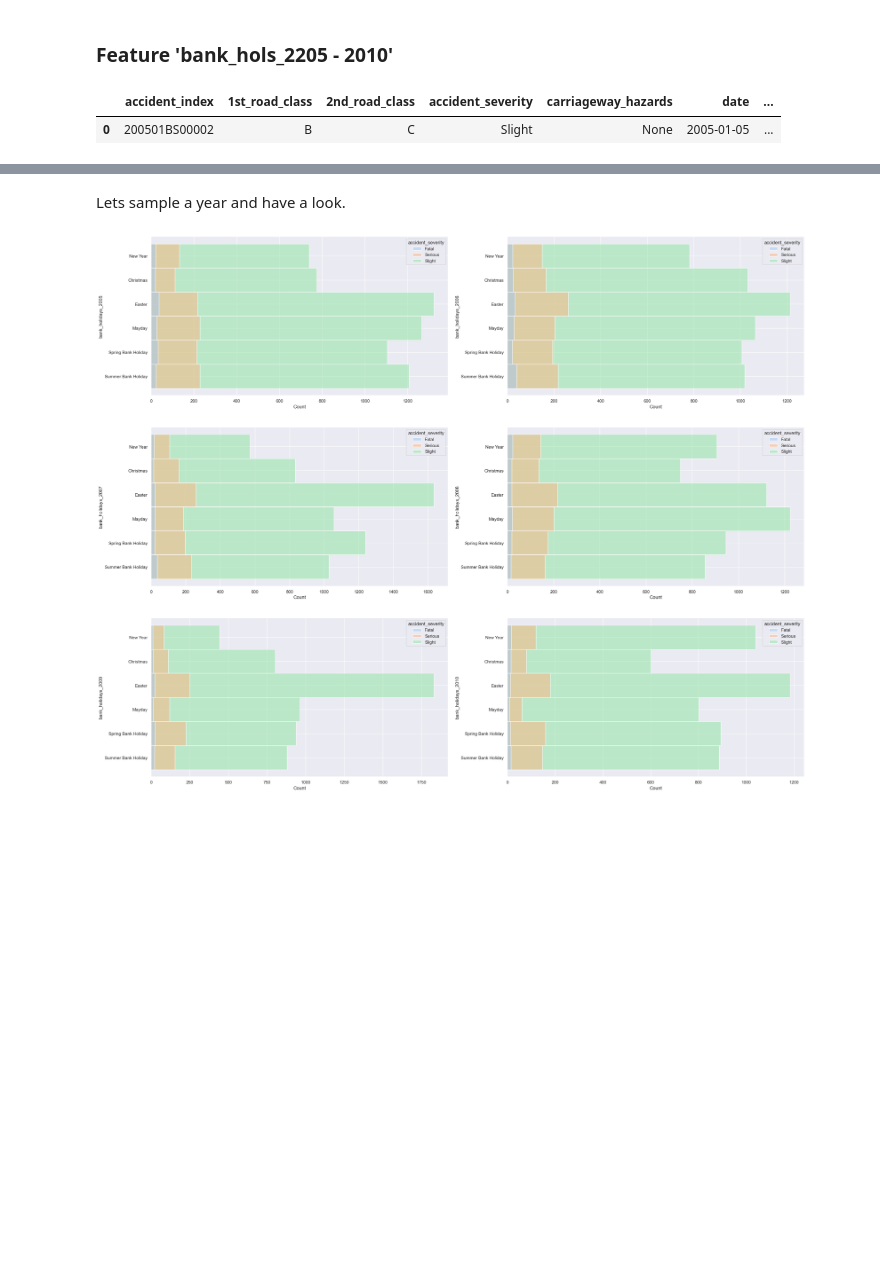
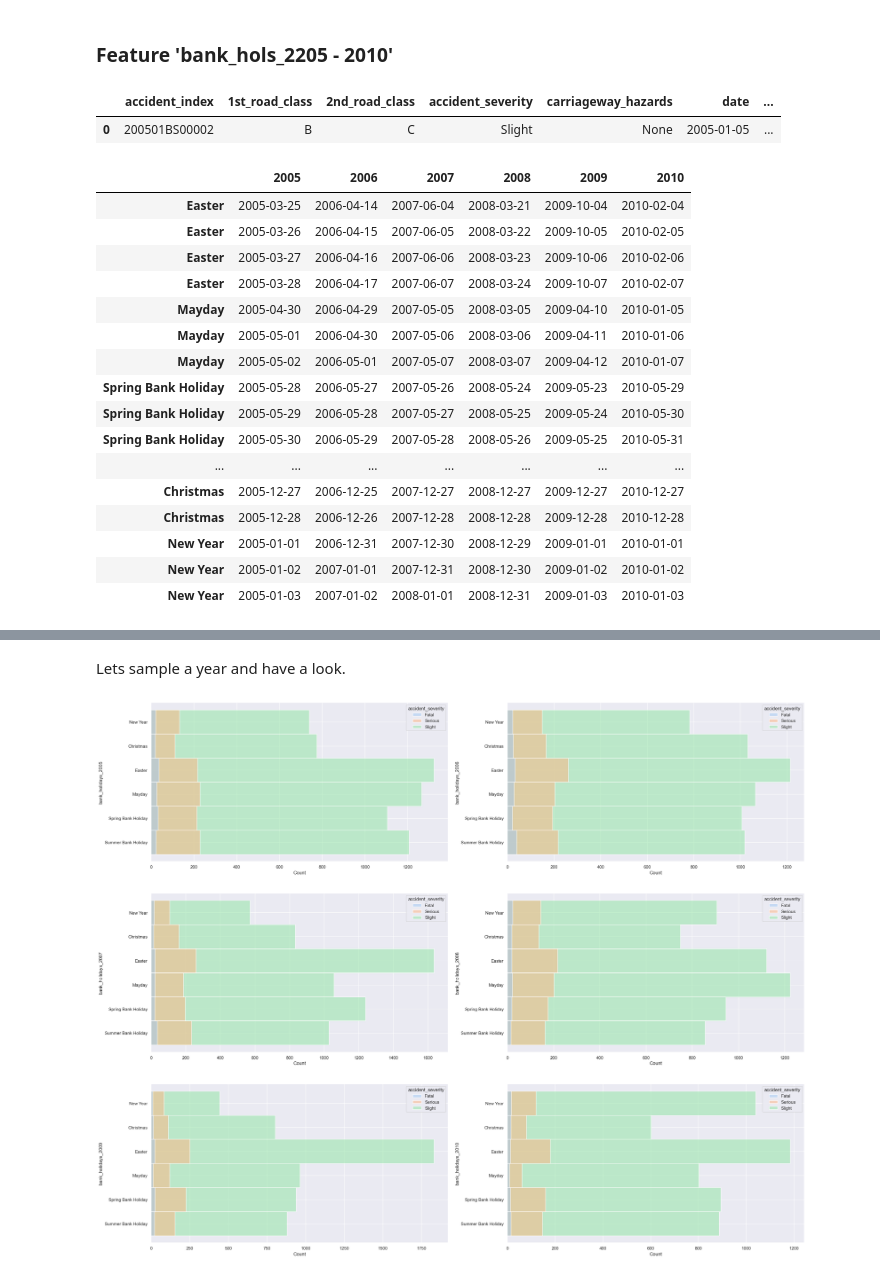
Before and after one commit to kmedri/-Omdena_Predicting_RTC_Severity_main, a Jupyter notebook: Group_1_Predicting_RTC_Severity/Predicting_RTC_Severity.ipynb, the cells around one changed output, grey strips where cells are left out. Drawn from its saved outputs; the diff is of its cells as text; code cells hidden in the pictures; blank space fills up the shorter version.

```diff
--- a/Group_1_Predicting_RTC_Severity/Predicting_RTC_Severity.ipynb
+++ b/Group_1_Predicting_RTC_Severity/Predicting_RTC_Severity.ipynb
@@ -1215,3 +1215,75 @@ df_accident.head(1)
 # %% [output]
 |  | accident_index | 1st_road_class | 2nd_road_class | accident_severity | carriageway_hazards | date | ... |
 | 0 | 200501BS00002 | B | C | Slight | None | 2005-01-05 | ... |
+# %%
+bank_holidays = {
+    'Easter' : (
+        pd.date_range(start='25-03-2005', periods=4),
+        pd.date_range(start='14-04-2006', periods=4),
+        pd.date_range(start='06-04-2007', periods=4),
+        pd.date_range(start='21-03-2008', periods=4),
+        pd.date_range(start='10-04-2009', periods=4),
+        pd.date_range(start='02-04-2010', periods=4)
+    ),
+    'Mayday' : (
+        pd.date_range(start='30-04-2005', periods=3),
+        pd.date_range(start='29-04-2006', periods=3),
+        pd.date_range(start='05-05-2007', periods=3),
+        pd.date_range(start='03-05-2008', periods=3),
+        pd.date_range(start='04-10-2009', periods=3),
+        pd.date_range(start='01-05-2010', periods=3)
+    ),
+    'Spring Bank Holiday' : (
+        pd.date_range(start='28-05-2005', periods=3),
+        pd.date_range(start='27-05-2006', periods=3),
+        pd.date_range(start='26-05-2007', periods=3),
+        pd.date_range(start='24-05-2008', periods=3),
+        pd.date_range(start='23-05-2009', periods=3),
+        pd.date_range(start='29-05-2010', periods=3)
+    ),
+    'Summer Bank Holiday' : (
+        pd.date_range(start='28-08-2005', periods=3),
+        pd.date_range(start='26-08-2006', periods=3),
+        pd.date_range(start='25-08-2007', periods=3),
+        pd.date_range(start='23-08-2008', periods=3),
+        pd.date_range(start='29-08-2009', periods=3),
+        pd.date_range(start='28-08-2010', periods=3)
+    ),
+    'Christmas' : (
+        pd.date_range(start='25-12-2005', periods=4),
+        pd.date_range(start='23-12-2006', periods=4),
+        pd.date_range(start='25-12-2007', periods=4),
+        pd.date_range(start='25-12-2008', periods=4),
+        pd.date_range(start='25-12-2009', periods=4),
+        pd.date_range(start='25-12-2010', periods=4),
+),
+    'New Year' : (
+        pd.date_range(start='01-01-2005', periods=3),
+        pd.date_range(start='31-12-2006', periods=3),
+        pd.date_range(start='30-12-2007', periods=3),
+        pd.date_range(start='29-12-2008', periods=3),
+        pd.date_range(start='01-01-2009', periods=3),
+        pd.date_range(start='01-01-2010', periods=3)
+)
+}
+bh1 = {k: pd.DataFrame(list(zip(*v)), columns=['2005', '2006', '2007', '2008', '2009', '2010']) for k, v in bank_holidays.items()}
+df_bh = pd.concat(bh1).reset_index(level=1, drop=True)
+df_bh
+# %% [output]
+|  | 2005 | 2006 | 2007 | 2008 | 2009 | 2010 |
+| Easter | 2005-03-25 | 2006-04-14 | 2007-06-04 | 2008-03-21 | 2009-10-04 | 2010-02-04 |
+| Easter | 2005-03-26 | 2006-04-15 | 2007-06-05 | 2008-03-22 | 2009-10-05 | 2010-02-05 |
+| Easter | 2005-03-27 | 2006-04-16 | 2007-06-06 | 2008-03-23 | 2009-10-06 | 2010-02-06 |
+| Easter | 2005-03-28 | 2006-04-17 | 2007-06-07 | 2008-03-24 | 2009-10-07 | 2010-02-07 |
+| Mayday | 2005-04-30 | 2006-04-29 | 2007-05-05 | 2008-03-05 | 2009-04-10 | 2010-01-05 |
+| Mayday | 2005-05-01 | 2006-04-30 | 2007-05-06 | 2008-03-06 | 2009-04-11 | 2010-01-06 |
+| Mayday | 2005-05-02 | 2006-05-01 | 2007-05-07 | 2008-03-07 | 2009-04-12 | 2010-01-07 |
+| Spring Bank Holiday | 2005-05-28 | 2006-05-27 | 2007-05-26 | 2008-05-24 | 2009-05-23 | 2010-05-29 |
+| Spring Bank Holiday | 2005-05-29 | 2006-05-28 | 2007-05-27 | 2008-05-25 | 2009-05-24 | 2010-05-30 |
+| Spring Bank Holiday | 2005-05-30 | 2006-05-29 | 2007-05-28 | 2008-05-26 | 2009-05-25 | 2010-05-31 |
+| ... | ... | ... | ... | ... | ... | ... |
+| Christmas | 2005-12-27 | 2006-12-25 | 2007-12-27 | 2008-12-27 | 2009-12-27 | 2010-12-27 |
+| Christmas | 2005-12-28 | 2006-12-26 | 2007-12-28 | 2008-12-28 | 2009-12-28 | 2010-12-28 |
+| New Year | 2005-01-01 | 2006-12-31 | 2007-12-30 | 2008-12-29 | 2009-01-01 | 2010-01-01 |
+| New Year | 2005-01-02 | 2007-01-01 | 2007-12-31 | 2008-12-30 | 2009-01-02 | 2010-01-02 |
+| New Year | 2005-01-03 | 2007-01-02 | 2008-01-01 | 2008-12-31 | 2009-01-03 | 2010-01-03 |
```
Also changed, not shown: parts of 12 cells of this notebook.
